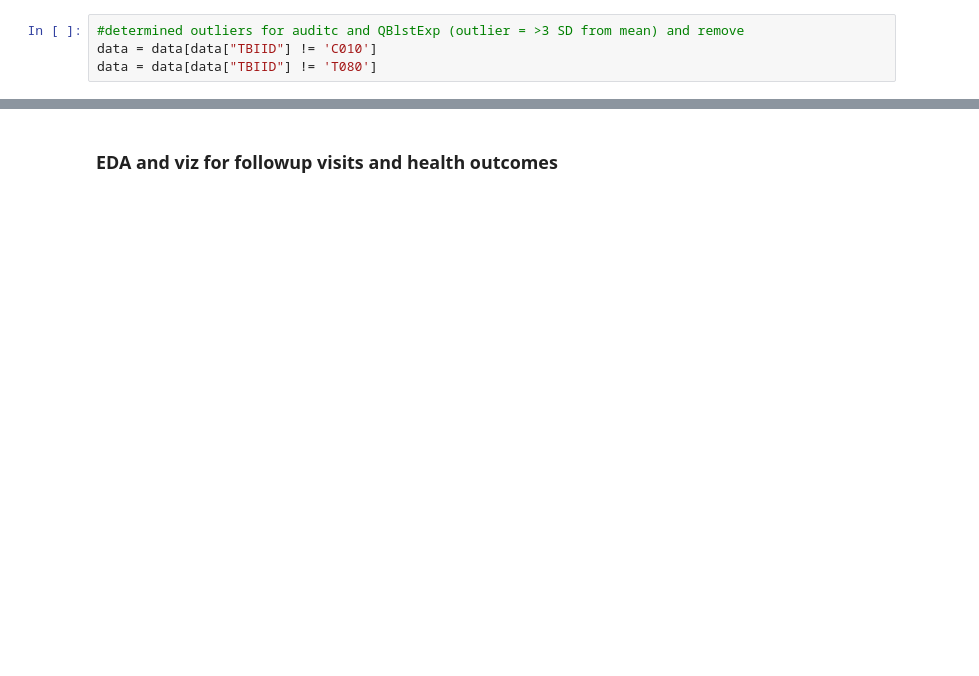
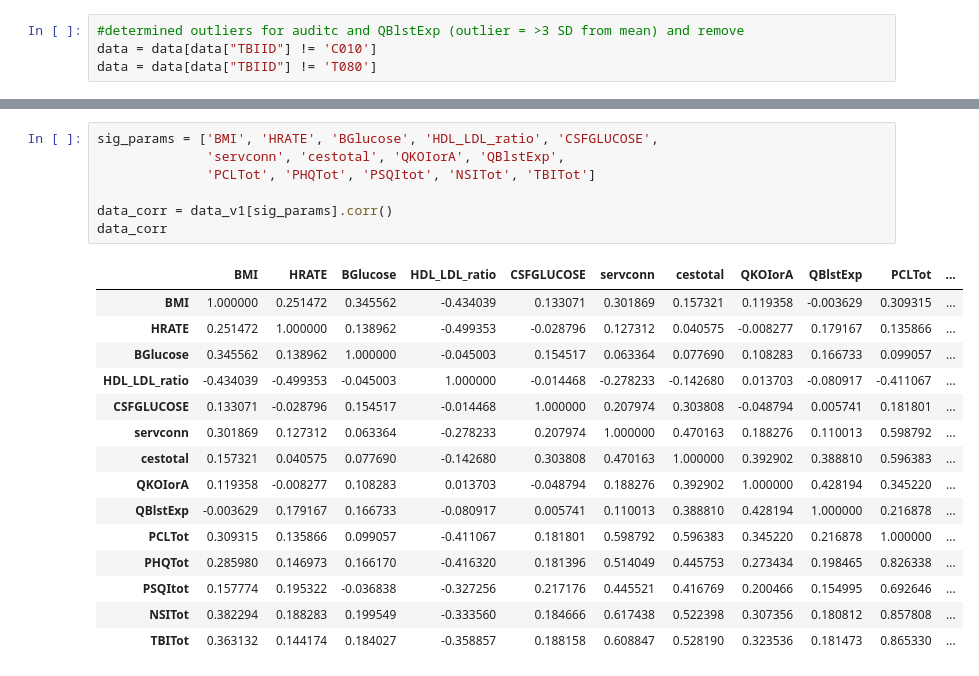
Before and after one commit to grace3999/Clinical, a Jupyter notebook: TBI_Health.ipynb, the cells around one changed output, grey strips where cells are left out. Drawn from its saved outputs; the diff is of its cells as text; blank space fills up the shorter version.

Commit message:
update corr matrix viz

```diff
--- a/TBI_Health.ipynb
+++ b/TBI_Health.ipynb
@@ -121,2 +161,23 @@ for param in data_cont:
-# %% [markdown]
-### EDA and viz for followup visits and health outcomes
+# %%
+sig_params = ['BMI', 'HRATE', 'BGlucose', 'HDL_LDL_ratio', 'CSFGLUCOSE',
+              'servconn', 'cestotal', 'QKOIorA', 'QBlstExp',
+              'PCLTot', 'PHQTot', 'PSQItot', 'NSITot', 'TBITot']
+
+data_corr = data_v1[sig_params].corr()
+data_corr
+# %% [output]
+|  | BMI | HRATE | BGlucose | HDL_LDL_ratio | CSFGLUCOSE | servconn | cestotal | QKOIorA | QBlstExp | PCLTot | ... |
+| BMI | 1.000000 | 0.251472 | 0.345562 | -0.434039 | 0.133071 | 0.301869 | 0.157321 | 0.119358 | -0.003629 | 0.309315 | ... |
+| HRATE | 0.251472 | 1.000000 | 0.138962 | -0.499353 | -0.028796 | 0.127312 | 0.040575 | -0.008277 | 0.179167 | 0.135866 | ... |
+| BGlucose | 0.345562 | 0.138962 | 1.000000 | -0.045003 | 0.154517 | 0.063364 | 0.077690 | 0.108283 | 0.166733 | 0.099057 | ... |
+| HDL_LDL_ratio | -0.434039 | -0.499353 | -0.045003 | 1.000000 | -0.014468 | -0.278233 | -0.142680 | 0.013703 | -0.080917 | -0.411067 | ... |
+| CSFGLUCOSE | 0.133071 | -0.028796 | 0.154517 | -0.014468 | 1.000000 | 0.207974 | 0.303808 | -0.048794 | 0.005741 | 0.181801 | ... |
+| servconn | 0.301869 | 0.127312 | 0.063364 | -0.278233 | 0.207974 | 1.000000 | 0.470163 | 0.188276 | 0.110013 | 0.598792 | ... |
+| cestotal | 0.157321 | 0.040575 | 0.077690 | -0.142680 | 0.303808 | 0.470163 | 1.000000 | 0.392902 | 0.388810 | 0.596383 | ... |
+| QKOIorA | 0.119358 | -0.008277 | 0.108283 | 0.013703 | -0.048794 | 0.188276 | 0.392902 | 1.000000 | 0.428194 | 0.345220 | ... |
+| QBlstExp | -0.003629 | 0.179167 | 0.166733 | -0.080917 | 0.005741 | 0.110013 | 0.388810 | 0.428194 | 1.000000 | 0.216878 | ... |
+| PCLTot | 0.309315 | 0.135866 | 0.099057 | -0.411067 | 0.181801 | 0.598792 | 0.596383 | 0.345220 | 0.216878 | 1.000000 | ... |
+| PHQTot | 0.285980 | 0.146973 | 0.166170 | -0.416320 | 0.181396 | 0.514049 | 0.445753 | 0.273434 | 0.198465 | 0.826338 | ... |
+| PSQItot | 0.157774 | 0.195322 | -0.036838 | -0.327256 | 0.217176 | 0.445521 | 0.416769 | 0.200466 | 0.154995 | 0.692646 | ... |
+| NSITot | 0.382294 | 0.188283 | 0.199549 | -0.333560 | 0.184666 | 0.617438 | 0.522398 | 0.307356 | 0.180812 | 0.857808 | ... |
+| TBITot | 0.363132 | 0.144174 | 0.184027 | -0.358857 | 0.188158 | 0.608847 | 0.528190 | 0.323536 | 0.181473 | 0.865330 | ... |
```
Also changed, not shown: parts of 9 cells of this notebook.
